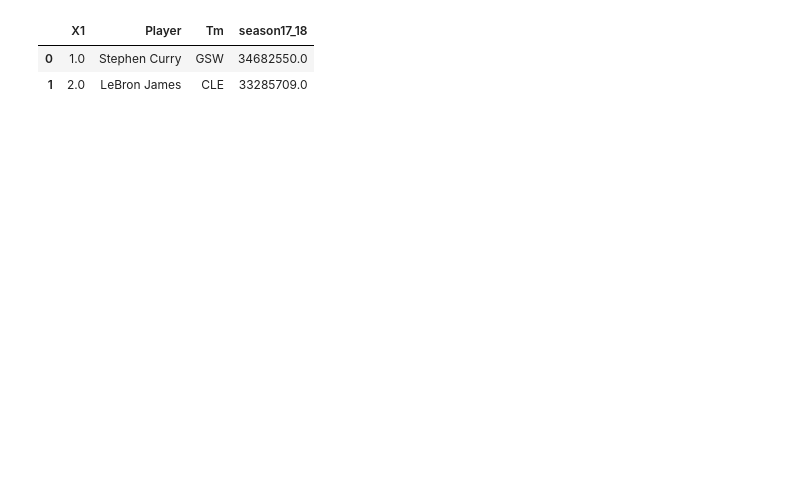
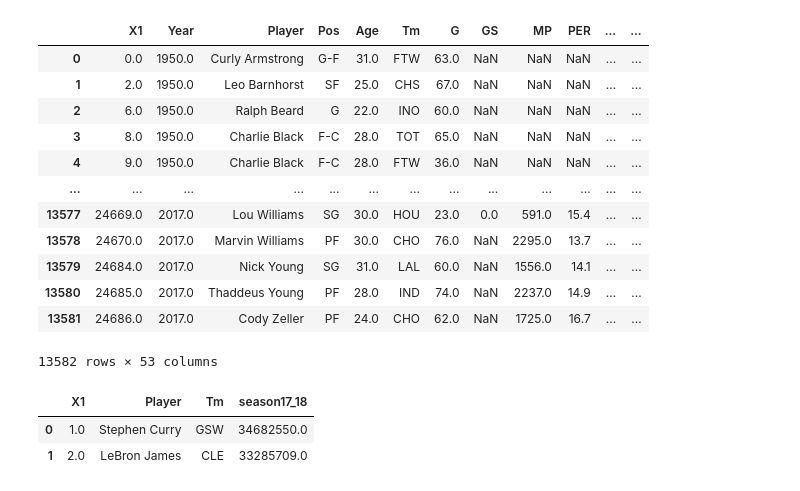
Before and after one commit to anthonypernia/EjerciciosDeTutoriasRealizadas, a Jupyter notebook: tutorias_data_science/data_wrangling/main.ipynb, the cells around one changed output. Saved outputs shown, nothing was run; the diff lists cells and outputs as text; code cells hidden in the pictures; blank space fills up the shorter version.

```diff
--- a/tutorias_data_science/data_wrangling/main.ipynb
+++ b/tutorias_data_science/data_wrangling/main.ipynb
@@ -6,6 +6,22 @@ import matplotlib.pyplot as plt
 # %%
 db_sqlite_string = 'sqlite:///database/nba_salary.sqlite'
 db_conn = create_engine(db_sqlite_string)
+# %%
+pd.read_sql('SELECT * FROM Seasons_Stats WHERE PTS > 300', con=db_conn)
+# %% [output]
+|  | X1 | Year | Player | Pos | Age | Tm | G | GS | MP | PER | ... | ... |
+| 0 | 0.0 | 1950.0 | Curly Armstrong | G-F | 31.0 | FTW | 63.0 | NaN | NaN | NaN | ... | ... |
+| 1 | 2.0 | 1950.0 | Leo Barnhorst | SF | 25.0 | CHS | 67.0 | NaN | NaN | NaN | ... | ... |
+| 2 | 6.0 | 1950.0 | Ralph Beard | G | 22.0 | INO | 60.0 | NaN | NaN | NaN | ... | ... |
+| 3 | 8.0 | 1950.0 | Charlie Black | F-C | 28.0 | TOT | 65.0 | NaN | NaN | NaN | ... | ... |
+| 4 | 9.0 | 1950.0 | Charlie Black | F-C | 28.0 | FTW | 36.0 | NaN | NaN | NaN | ... | ... |
+| ... | ... | ... | ... | ... | ... | ... | ... | ... | ... | ... | ... | ... |
+| 13577 | 24669.0 | 2017.0 | Lou Williams | SG | 30.0 | HOU | 23.0 | 0.0 | 591.0 | 15.4 | ... | ... |
+| 13578 | 24670.0 | 2017.0 | Marvin Williams | PF | 30.0 | CHO | 76.0 | NaN | 2295.0 | 13.7 | ... | ... |
+| 13579 | 24684.0 | 2017.0 | Nick Young | SG | 31.0 | LAL | 60.0 | NaN | 1556.0 | 14.1 | ... | ... |
+| 13580 | 24685.0 | 2017.0 | Thaddeus Young | PF | 28.0 | IND | 74.0 | NaN | 2237.0 | 14.9 | ... | ... |
+| 13581 | 24686.0 | 2017.0 | Cody Zeller | PF | 24.0 | CHO | 62.0 | NaN | 1725.0 | 16.7 | ... | ... |
+13582 rows × 53 columns
 # %%
 df_seasons_stats = pd.read_sql('SELECT * FROM Seasons_Stats', con=db_conn)
 df_nba_season1718_salary = pd.read_sql("SELECT * FROM NBA_season1718_salary", con=db_conn)
```
Also changed, not shown: parts of 16 cells of this notebook.
